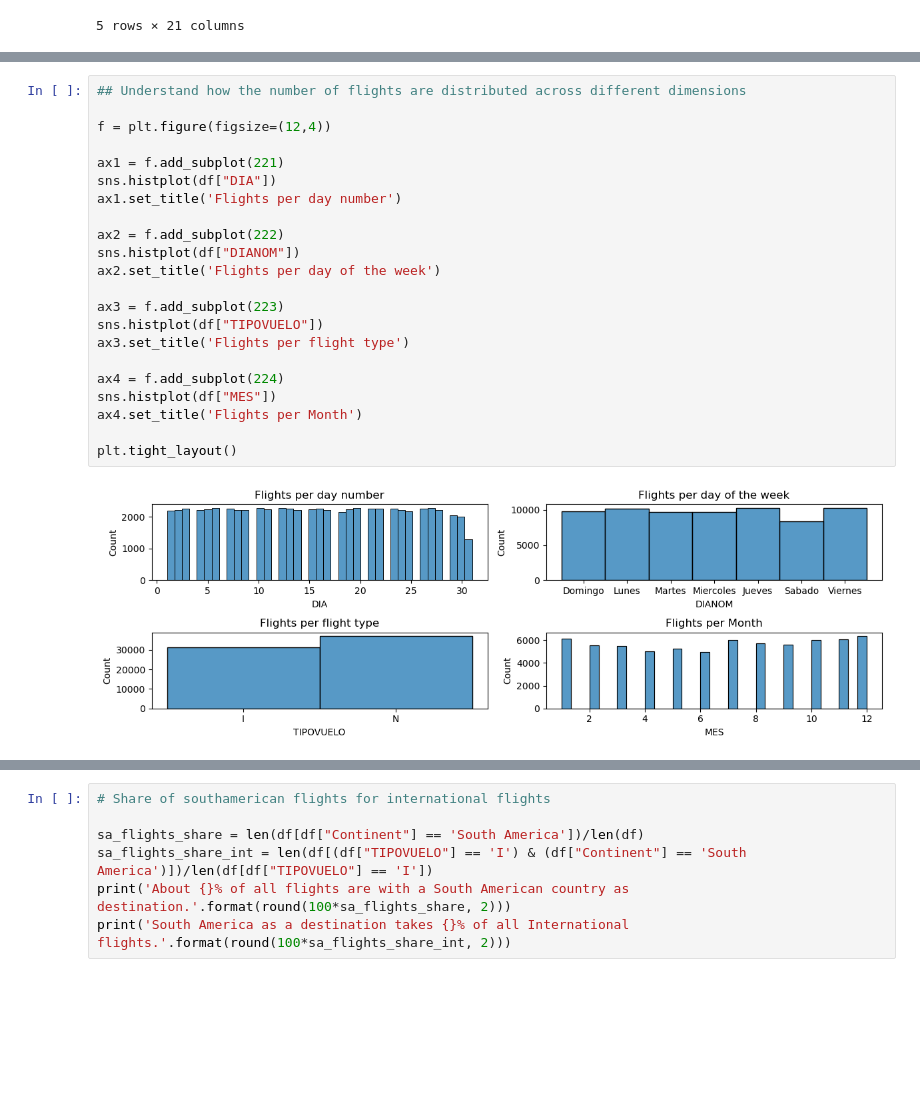
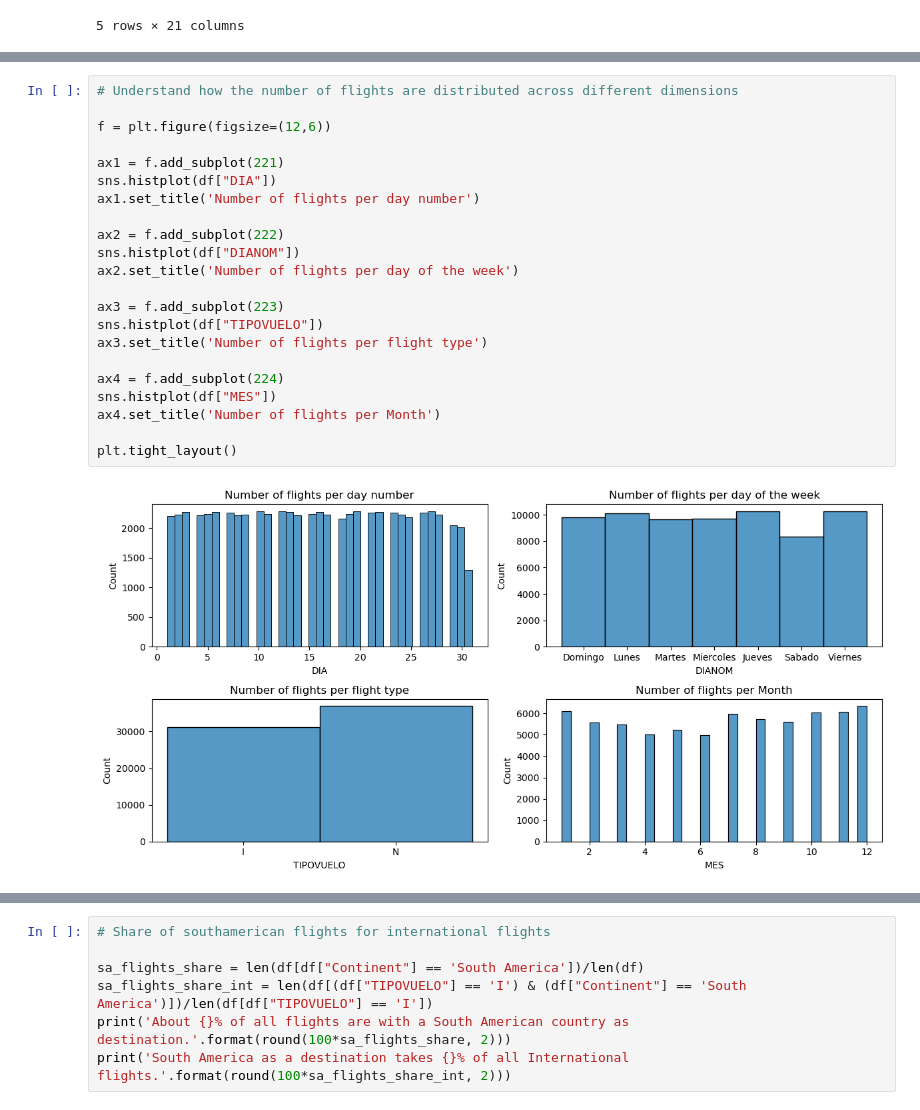
Before and after one commit to sasotomayor/flight-delay-prediction, a Jupyter notebook: solution.ipynb, the cells around one changed output, grey strips where cells are left out. Saved outputs shown, nothing was run; the diff lists cells and outputs as text; blank space fills up the shorter version.

```diff
--- a/solution.ipynb
+++ b/solution.ipynb
@@ -186,27 +185,27 @@ Operating and scheduled airlines are different for 27.37% of the flights. 78.57%
 Operating and scheduled flight number are different for 6.63% of the flights. 77.98% of them were delayed.
 Operating and scheduled destinations are different for 0.04% of the flights. 71.5% of them were delayed.
 # %%
-## Understand how the number of flights are distributed across different dimensions
+# Understand how the number of flights are distributed across different dimensions
 
-f = plt.figure(figsize=(12,4))
+f = plt.figure(figsize=(12,6))
 
 ax1 = f.add_subplot(221)
 sns.histplot(df["DIA"])
-ax1.set_title('Flights per day number')
+ax1.set_title('Number of flights per day number')
 
 ax2 = f.add_subplot(222)
 sns.histplot(df["DIANOM"])
-ax2.set_title('Flights per day of the week')
+ax2.set_title('Number of flights per day of the week')
 
 ax3 = f.add_subplot(223)
 sns.histplot(df["TIPOVUELO"])
-ax3.set_title('Flights per flight type')
+ax3.set_title('Number of flights per flight type')
 
 ax4 = f.add_subplot(224)
 sns.histplot(df["MES"])
-ax4.set_title('Flights per Month')
+ax4.set_title('Number of flights per Month')
 
 plt.tight_layout()
 # %% [output]
-[figure, old version]
+[figure, new version]
 # %%
```
Also changed, not shown: parts of 130 cells of this notebook, 1 other file.
